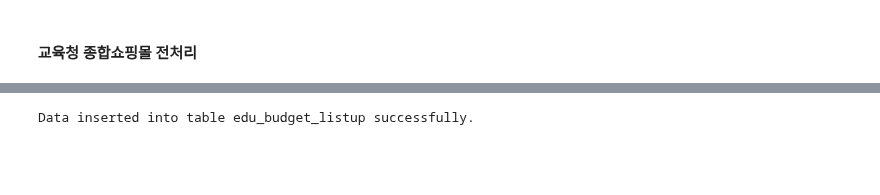
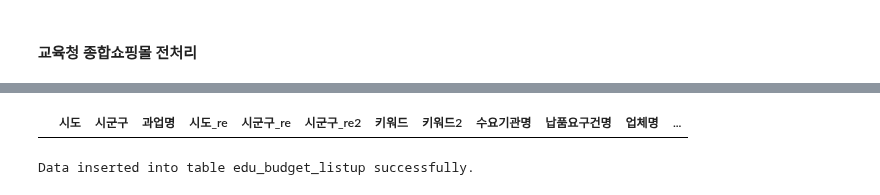
Before and after one commit to kkwann/mido_project, a Jupyter notebook: 2.Data_preprocessing_mapping.ipynb, the cells around one changed output, grey strips where cells are left out. Saved outputs shown, nothing was run; the diff lists cells and outputs as text; code cells hidden in the pictures; blank space fills up the shorter version.

```diff
--- a/2.Data_preprocessing_mapping.ipynb
+++ b/2.Data_preprocessing_mapping.ipynb
@@ -684,7 +731,11 @@ mapping_merge_edu_df_final
 # %%
 # 오매칭 확인 및 제거
-delete_idx = [0,1,3]
+delete_idx = [0,1,2]
 mapping_merge_edu_df_final.drop(delete_idx, inplace=True)
+# %%
+mapping_merge_edu_df_final
+# %% [output]
+|  | 시도 | 시군구 | 과업명 | 시도_re | 시군구_re | 시군구_re2 | 키워드 | 키워드2 | 수요기관명 | 납품요구건명 | 업체명 | ... |
 # %%
 edu_budget_df_final = edu_budget_df[~edu_budget_df['과업명'].isin(mapping_merge_edu_df_final['과업명'])].reset_index(drop=True)
 # %%
```
Also changed, not shown: parts of 8 cells of this notebook, 1 other file.
